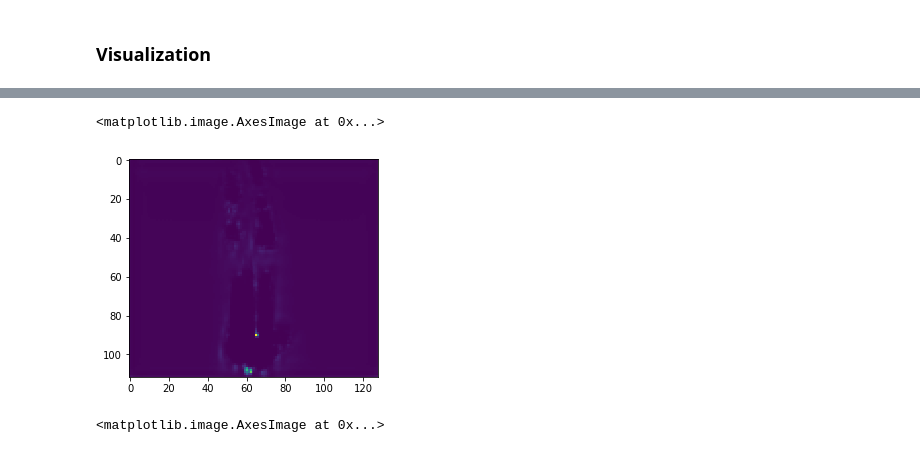
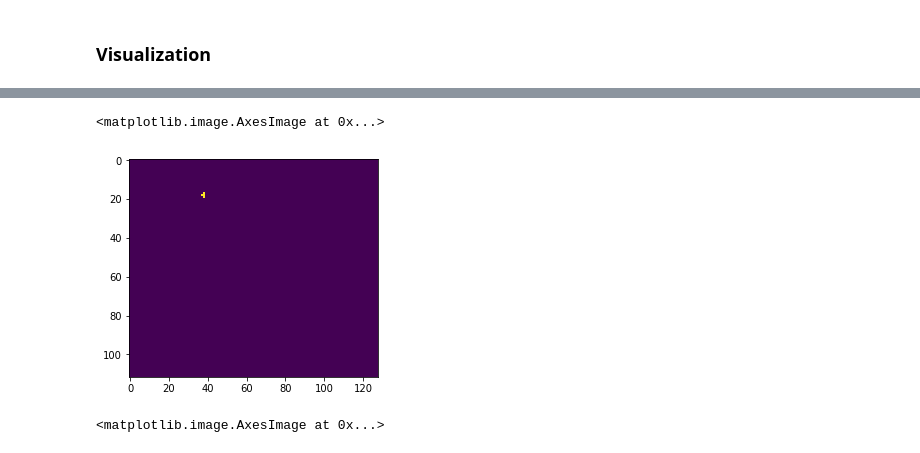
Before and after one commit to marmohamed/Multi-Modal-Fusion-For-3d-Object-Detection, a Jupyter notebook: src/Notebooks/Model Evaluation-Copy1.ipynb, the cells around one changed output, grey strips where cells are left out. Cells and saved outputs as stored; diff of their text form; code cells hidden in the pictures.

```diff
--- a/src/Notebooks/Model Evaluation-Copy1.ipynb
+++ b/src/Notebooks/Model Evaluation-Copy1.ipynb
@@ -1791,8 +2286,8 @@ np.mean(final_output[0, :, :, j])
 # %%
-plt.imshow(sigmoid(final_output[0, :, :, -1]))
+plt.imshow(sigmoid(final_output[0, :, :, -1])>=0.2)
 # %% [output]
 <matplotlib.image.AxesImage at 0x...>
-[figure, old version]
+[figure, new version]
 # %%
 plt.imshow(sigmoid(final_output[0, :, :, -1]))
 # %% [output]
```
Also changed, not shown: parts of 45 cells of this notebook, 6 other files.
